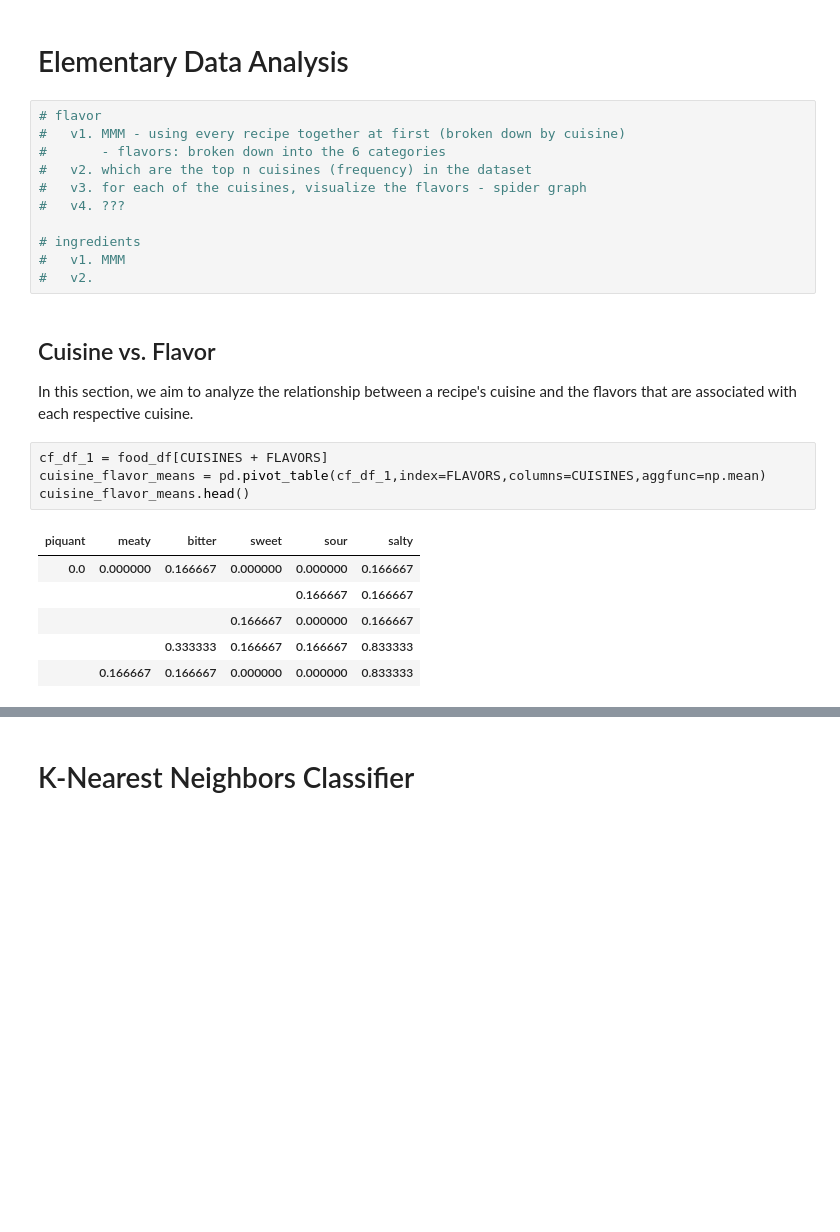
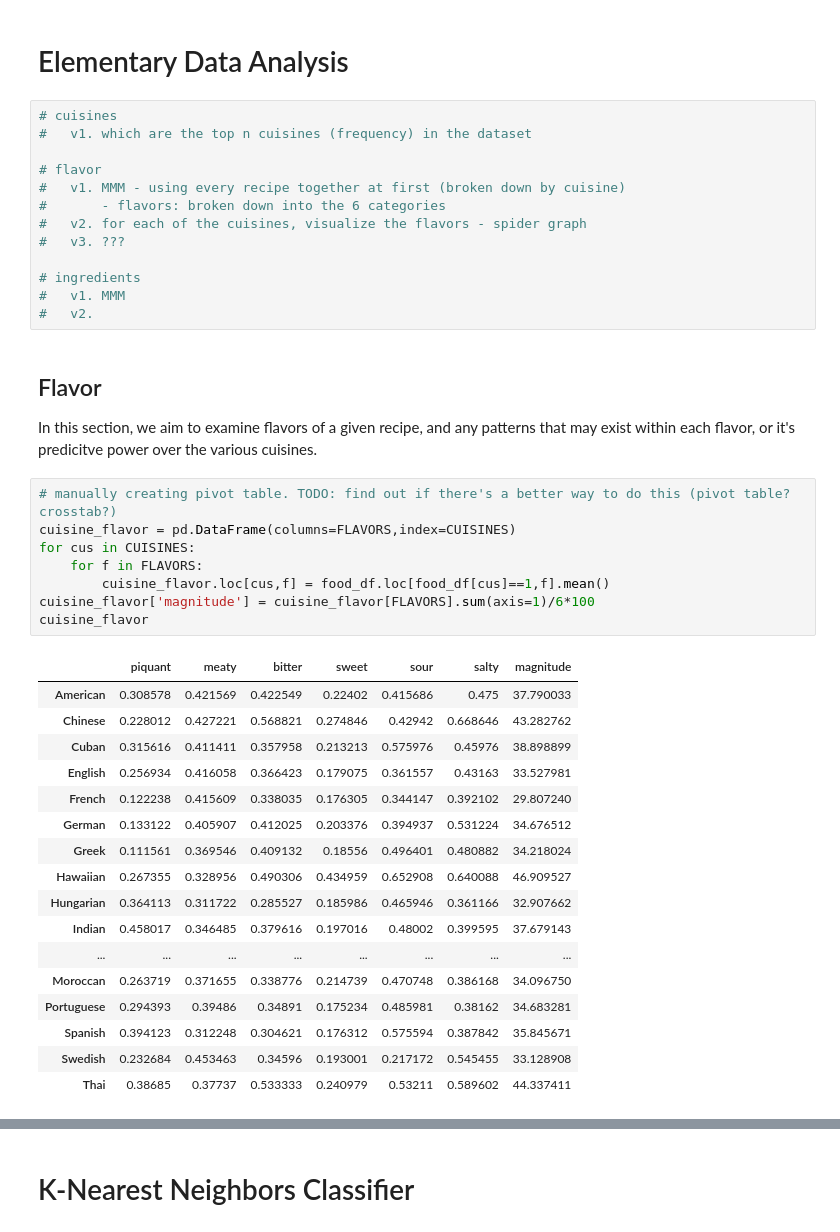
Before and after one commit to ryanchangx/cs105-final-project, a Jupyter notebook: final_project.ipynb, the cells around one changed output, grey strips where cells are left out. Saved outputs shown, nothing was run; the diff lists cells and outputs as text; blank space fills up the shorter version.

Commit message:
initial work on flavor visuals

```diff
--- a/final_project.ipynb
+++ b/final_project.ipynb
@@ -112,28 +134,45 @@ testing_df_kunal.head()
 # %% [markdown]
 # Elementary Data Analysis
 # %%
+# cuisines
+#   v1. which are the top n cuisines (frequency) in the dataset
+
 # flavor
 #   v1. MMM - using every recipe together at first (broken down by cuisine)
 #       - flavors: broken down into the 6 categories
-#   v2. which are the top n cuisines (frequency) in the dataset
-#   v3. for each of the cuisines, visualize the flavors - spider graph
-#   v4. ???
+#   v2. for each of the cuisines, visualize the flavors - spider graph
+#   v3. ???
 
 # ingredients
 #   v1. MMM
 #   v2.
 # %% [markdown]
-## Cuisine vs. Flavor
+##  Flavor
 
-In this section, we aim to analyze the relationship between a recipe's cuisine and the flavors that are associated with each respective cuisine.
+In this section, we aim to examine flavors of a given recipe, and any patterns that may exist within each flavor, or it's predicitve power over the various cuisines.
 # %%
-cf_df_1 = food_df[CUISINES + FLAVORS]
-cuisine_flavor_means = pd.pivot_table(cf_df_1,index=FLAVORS,columns=CUISINES,aggfunc=np.mean)
-cuisine_flavor_means.head()
+# manually creating pivot table. TODO: find out if there's a better way to do this (pivot table? crosstab?)
+cuisine_flavor = pd.DataFrame(columns=FLAVORS,index=CUISINES)
+for cus in CUISINES:
+    for f in FLAVORS:
+        cuisine_flavor.loc[cus,f] = food_df.loc[food_df[cus]==1,f].mean()
+cuisine_flavor['magnitude'] = cuisine_flavor[FLAVORS].sum(axis=1)/6*100
+cuisine_flavor
 # %% [output]
-| piquant | meaty | bitter | sweet | sour | salty |
-| 0.0 | 0.000000 | 0.166667 | 0.000000 | 0.000000 | 0.166667 |
-|  |  |  |  | 0.166667 | 0.166667 |
-|  |  |  | 0.166667 | 0.000000 | 0.166667 |
-|  |  | 0.333333 | 0.166667 | 0.166667 | 0.833333 |
-|  | 0.166667 | 0.166667 | 0.000000 | 0.000000 | 0.833333 |
+|  | piquant | meaty | bitter | sweet | sour | salty | magnitude |
+| American | 0.308578 | 0.421569 | 0.422549 | 0.22402 | 0.415686 | 0.475 | 37.790033 |
+| Chinese | 0.228012 | 0.427221 | 0.568821 | 0.274846 | 0.42942 | 0.668646 | 43.282762 |
+| Cuban | 0.315616 | 0.411411 | 0.357958 | 0.213213 | 0.575976 | 0.45976 | 38.898899 |
+| English | 0.256934 | 0.416058 | 0.366423 | 0.179075 | 0.361557 | 0.43163 | 33.527981 |
+| French | 0.122238 | 0.415609 | 0.338035 | 0.176305 | 0.344147 | 0.392102 | 29.807240 |
+| German | 0.133122 | 0.405907 | 0.412025 | 0.203376 | 0.394937 | 0.531224 | 34.676512 |
+| Greek | 0.111561 | 0.369546 | 0.409132 | 0.18556 | 0.496401 | 0.480882 | 34.218024 |
+| Hawaiian | 0.267355 | 0.328956 | 0.490306 | 0.434959 | 0.652908 | 0.640088 | 46.909527 |
+| Hungarian | 0.364113 | 0.311722 | 0.285527 | 0.185986 | 0.465946 | 0.361166 | 32.907662 |
+| Indian | 0.458017 | 0.346485 | 0.379616 | 0.197016 | 0.48002 | 0.399595 | 37.679143 |
+| ... | ... | ... | ... | ... | ... | ... | ... |
+| Moroccan | 0.263719 | 0.371655 | 0.338776 | 0.214739 | 0.470748 | 0.386168 | 34.096750 |
+| Portuguese | 0.294393 | 0.39486 | 0.34891 | 0.175234 | 0.485981 | 0.38162 | 34.683281 |
+| Spanish | 0.394123 | 0.312248 | 0.304621 | 0.176312 | 0.575594 | 0.387842 | 35.845671 |
+| Swedish | 0.232684 | 0.453463 | 0.34596 | 0.193001 | 0.217172 | 0.545455 | 33.128908 |
+| Thai | 0.38685 | 0.37737 | 0.533333 | 0.240979 | 0.53211 | 0.589602 | 44.337411 |
```
Also changed, not shown: parts of 7 cells of this notebook.
